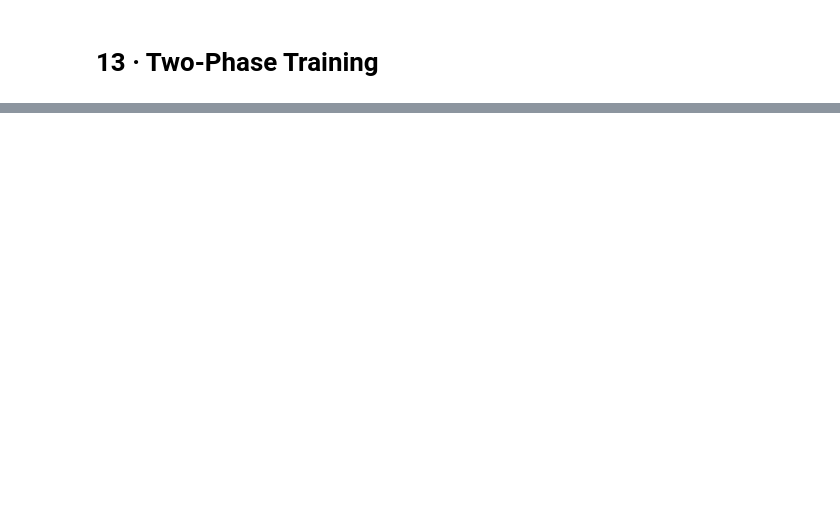
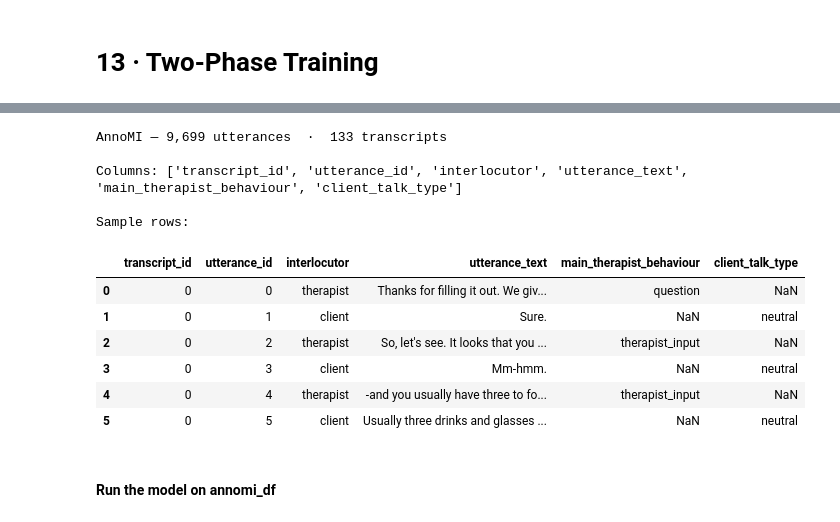
Before and after one commit to PatthinanS/BERTdemo, a Jupyter notebook: demo_1.ipynb, the cells around one changed output, grey strips where cells are left out. Saved outputs shown, nothing was run; the diff lists cells and outputs as text; code cells hidden in the pictures; blank space fills up the shorter version.

```diff
--- a/demo_1.ipynb
+++ b/demo_1.ipynb
@@ -1311,0 +1579,46 @@ The therapist's turns are typically longer and more neutral in tone (higher V, m
+# %%
+# ── AnnoMI: load & clean ──────────────────────────────────────────────────────
+# Keep only the six columns needed for downstream VAD prediction.
+# Therapist talk type  → 'main_therapist_behaviour' (question / reflection /
+#                         therapist_input / other  — n/a for client rows)
+# Client talk type     → 'client_talk_type'          (neutral / change / sustain
+#                                                      — n/a for therapist rows)
+
+ANNOMI_CSV = DATA_DIR_PATH + "annomi/dataset.csv"
+
+_KEEP_COLS = [
+    "transcript_id",
+    "utterance_id",
+    "interlocutor",          # "therapist" | "client"
+    "utterance_text",
+    "main_therapist_behaviour",   # therapist talk type
+    "client_talk_type",           # client talk type
+]
+
+annomi_raw = pd.read_csv(ANNOMI_CSV)
+annomi_df  = (
+    annomi_raw[_KEEP_COLS]
+    .sort_values(["transcript_id", "utterance_id"])
+    .reset_index(drop=True)
+)
+
+print(f"AnnoMI — {len(annomi_df):,} utterances  ·  "
+      f"{annomi_df['transcript_id'].nunique()} transcripts")
+print(f"\nColumns: {annomi_df.columns.tolist()}")
+print(f"\nSample rows:")
+display(annomi_df.head(6))
+# %% [output]
+AnnoMI — 9,699 utterances  ·  133 transcripts
+
+Columns: ['transcript_id', 'utterance_id', 'interlocutor', 'utterance_text', 'main_therapist_behaviour', 'client_talk_type']
+
+Sample rows:
+|  | transcript_id | utterance_id | interlocutor | utterance_text | main_therapist_behaviour | client_talk_type |
+| 0 | 0 | 0 | therapist | Thanks for filling it out. We giv... | question | NaN |
+| 1 | 0 | 1 | client | Sure. | NaN | neutral |
+| 2 | 0 | 2 | therapist | So, let's see. It looks that you ... | therapist_input | NaN |
+| 3 | 0 | 3 | client | Mm-hmm. | NaN | neutral |
+| 4 | 0 | 4 | therapist | -and you usually have three to fo... | therapist_input | NaN |
+| 5 | 0 | 5 | client | Usually three drinks and glasses ... | NaN | neutral |
+# %% [markdown]
+#### Run the model on annomi_df
```
Also changed, not shown: parts of 29 cells of this notebook, 3 other files.
